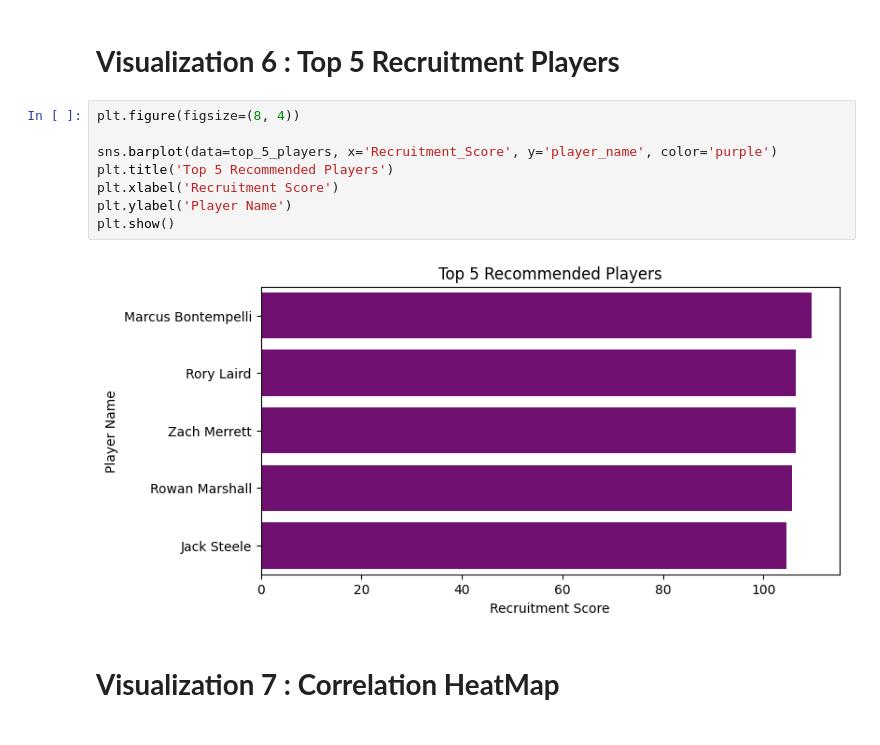
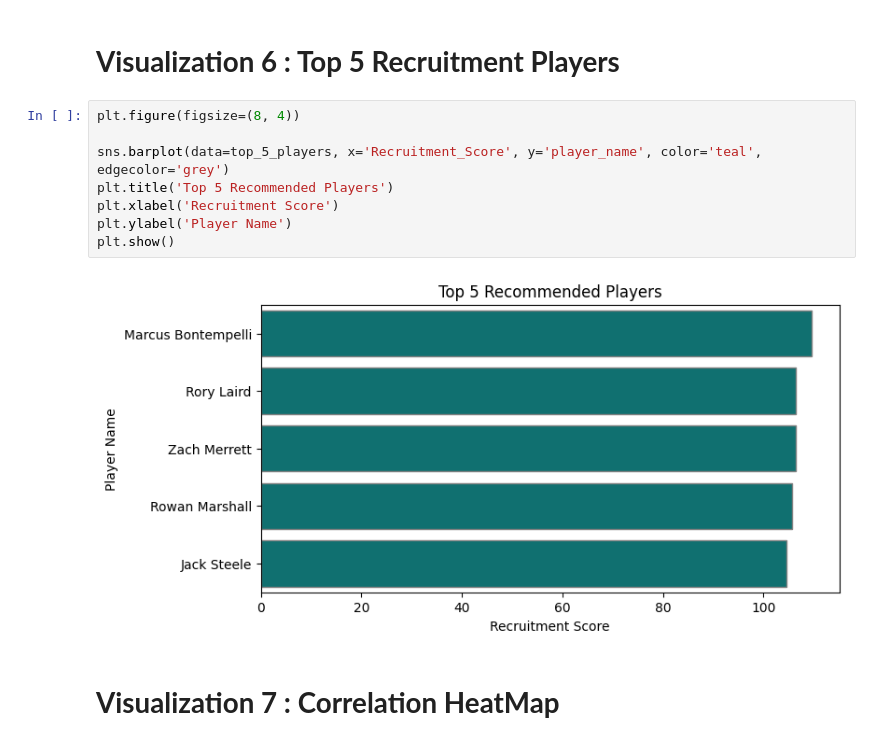
Before and after one commit to AqsaSaqib/Python_Practice, a Jupyter notebook: Week_2_Task/Day_4/Week2_Day_4_Task.ipynb, the cells around one changed output. Saved outputs shown, nothing was run; the diff lists cells and outputs as text.

```diff
--- a/Week_2_Task/Day_4/Week2_Day_4_Task.ipynb
+++ b/Week_2_Task/Day_4/Week2_Day_4_Task.ipynb
@@ -581,13 +581,13 @@ display(top_5_players[['player_name', 'Games', 'Avg_Points', 'CV', 'Performance_
 # %%
 plt.figure(figsize=(8, 4))
 
-sns.barplot(data=top_5_players, x='Recruitment_Score', y='player_name', color='purple')
+sns.barplot(data=top_5_players, x='Recruitment_Score', y='player_name', color='teal', edgecolor='grey')
 plt.title('Top 5 Recommended Players')
 plt.xlabel('Recruitment Score')
 plt.ylabel('Player Name')
 plt.show()
 # %% [output]
-[figure, old version]
+[figure, new version]
 # %% [markdown]
 # **Visualization 7 : Correlation HeatMap**
 # %%
```
Also changed, not shown: parts of 2 cells of this notebook.
